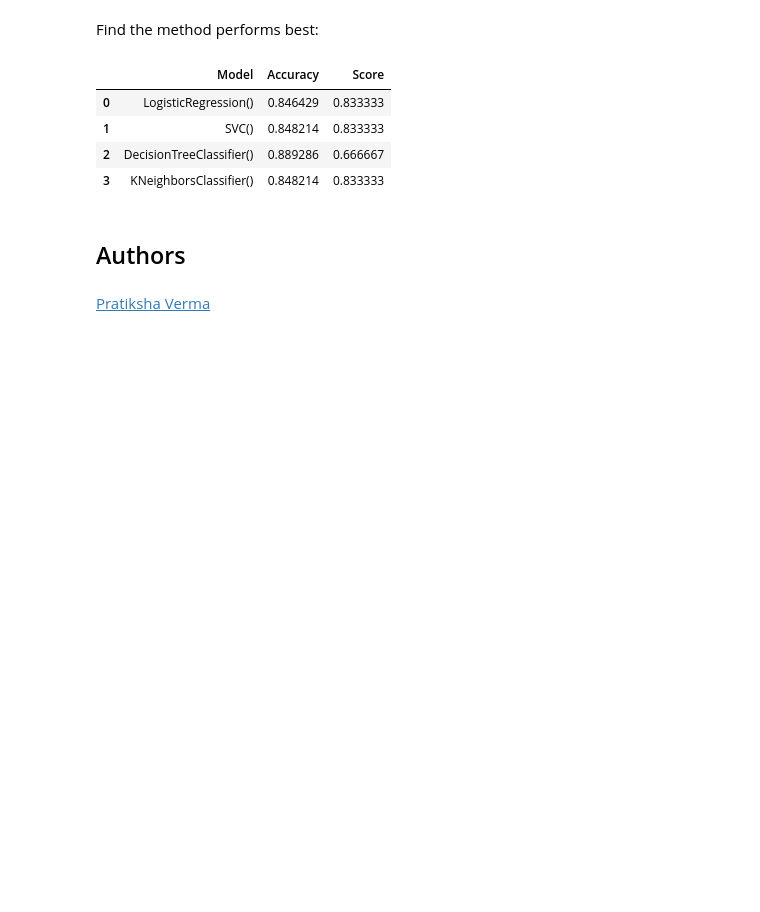
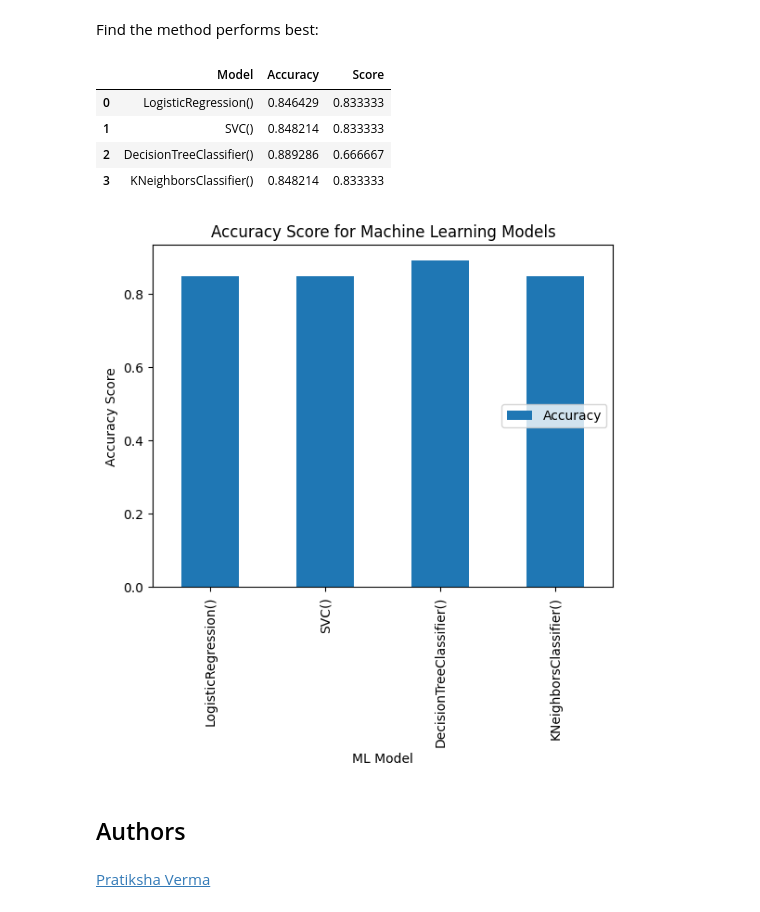
Before and after one commit to chip3007/IBM_Applied-Data-Science-Capstone, a Jupyter notebook: 08_SpaceX_Machine_Learning_Prediction_Part_5.jupyterlite.ipynb, the cells around one changed output. Drawn from its saved outputs; the diff is of its cells as text; code cells hidden in the pictures; blank space fills up the shorter version.

```diff
--- a/08_SpaceX_Machine_Learning_Prediction_Part_5.jupyterlite.ipynb
+++ b/08_SpaceX_Machine_Learning_Prediction_Part_5.jupyterlite.ipynb
@@ -318,6 +318,16 @@ performance_df
 | 1 | SVC() | 0.848214 | 0.833333 |
 | 2 | DecisionTreeClassifier() | 0.889286 | 0.666667 |
 | 3 | KNeighborsClassifier() | 0.848214 | 0.833333 |
+# %%
+#erformance_df["Accuracy"]= performance_df["Accuracy"].astype(float)
+accuracy_chart=performance_df.plot.bar(x="Model",y="Accuracy")
+plt.xlabel("ML Model")
+plt.ylabel("Accuracy Score")
+plt.title("Accuracy Score for Machine Learning Models")
+plt.legend(loc='right')
+plt.show()
+# %% [output]
+[figure, added]
 # %% [markdown]
 ## Authors
 # %% [markdown]
```
